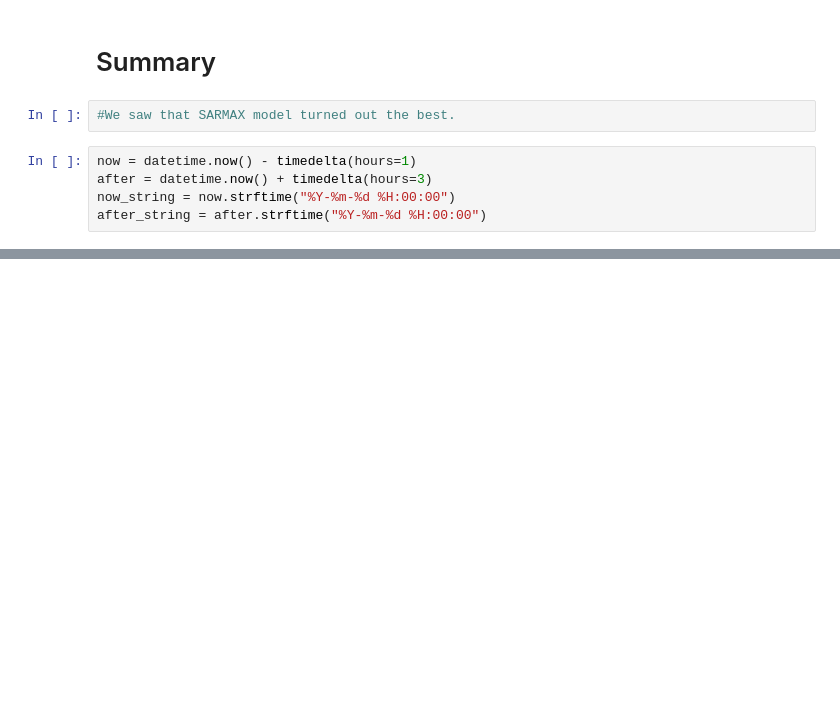
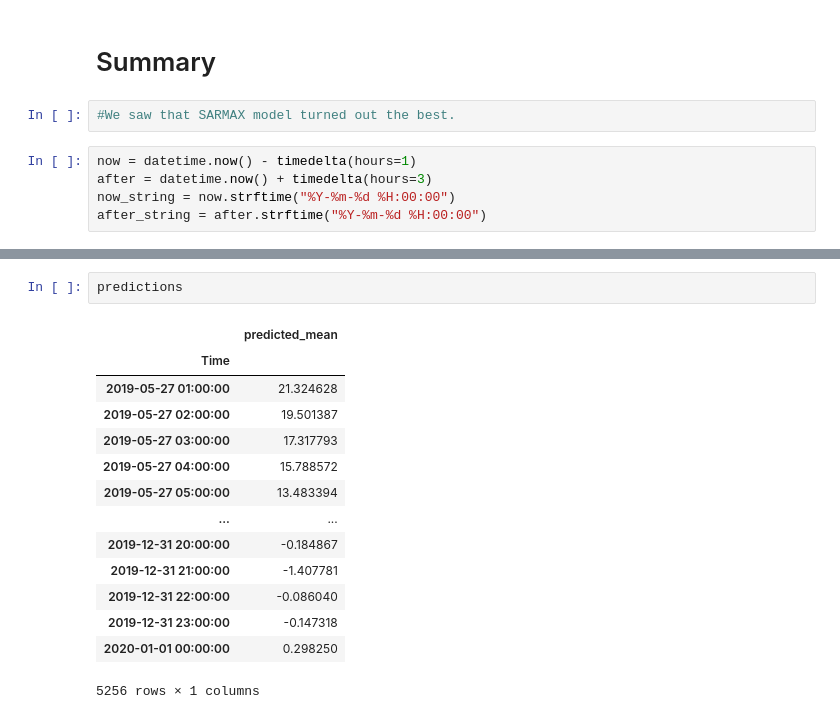
Before and after one commit to DamianKrupa/AirPollutionPoland_timeseries_analysis, a Jupyter notebook: 1 - AirPollutionPoland_time_series_analysis.ipynb, the cells around one changed output, grey strips where cells are left out. Drawn from its saved outputs; the diff is of its cells as text; blank space fills up the shorter version.

```diff
--- a/1 - AirPollutionPoland_time_series_analysis.ipynb
+++ b/1 - AirPollutionPoland_time_series_analysis.ipynb
@@ -2574,0 +2638,17 @@ Current value:  9.27
+# %%
+predictions
+# %% [output]
+|  | predicted_mean |
+| Time |  |
+| 2019-05-27 01:00:00 | 21.324628 |
+| 2019-05-27 02:00:00 | 19.501387 |
+| 2019-05-27 03:00:00 | 17.317793 |
+| 2019-05-27 04:00:00 | 15.788572 |
+| 2019-05-27 05:00:00 | 13.483394 |
+| ... | ... |
+| 2019-12-31 20:00:00 | -0.184867 |
+| 2019-12-31 21:00:00 | -1.407781 |
+| 2019-12-31 22:00:00 | -0.086040 |
+| 2019-12-31 23:00:00 | -0.147318 |
+| 2020-01-01 00:00:00 | 0.298250 |
+5256 rows × 1 columns
```
Also changed, not shown: parts of 44 cells of this notebook, 1 other file.
